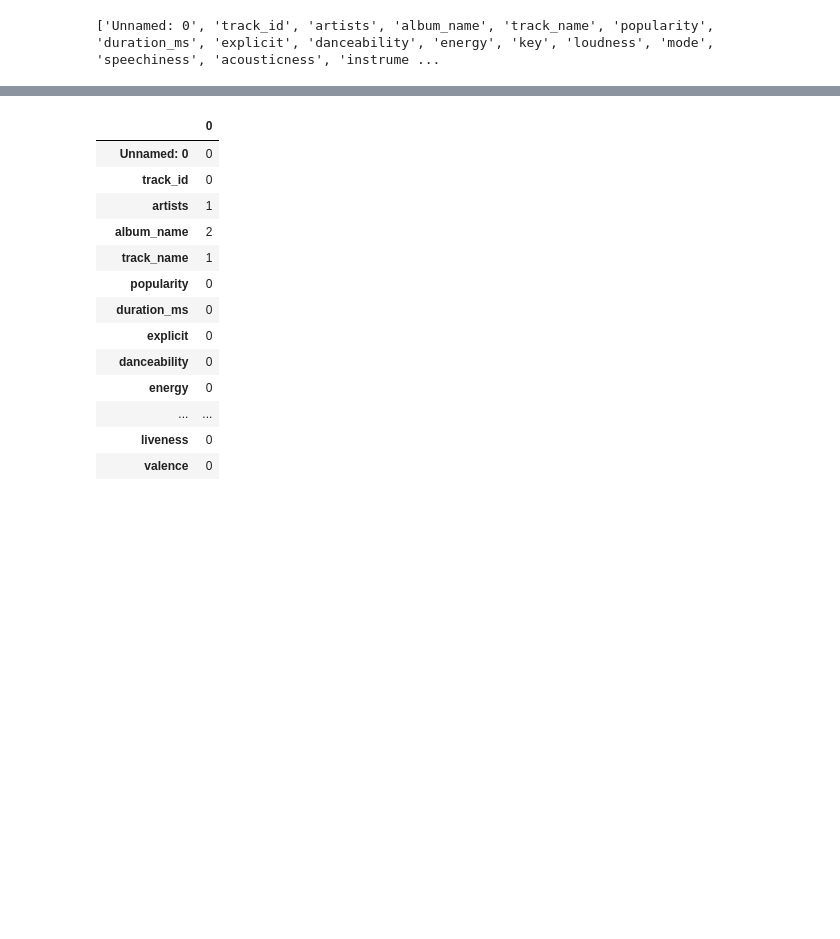
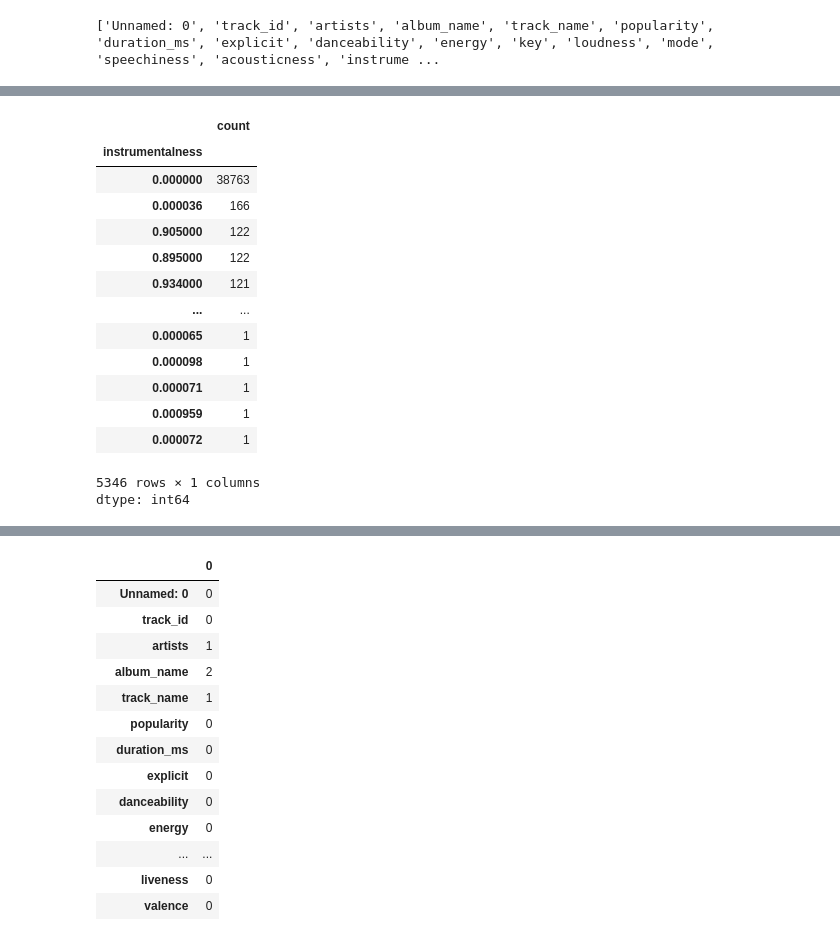
Before and after one commit to andysongyz-dev/brown-summer, a Jupyter notebook: Team4_Spotify_Rec_1_4.ipynb, the cells around one changed output, grey strips where cells are left out. Saved outputs shown, nothing was run; the diff lists cells and outputs as text; code cells hidden in the pictures; blank space fills up the shorter version.

```diff
--- a/Team4_Spotify_Rec_1_4.ipynb
+++ b/Team4_Spotify_Rec_1_4.ipynb
@@ -58,3 +58,21 @@ tracks_df.describe()
 | 50% | 56999.500000 | 35.000000 | 2.129060e+05 | 0.580000 | 0.685000 | 5.000000 | -7.004000 | 1.000000 | 0.048900 | ... |
 | 75% | 85499.250000 | 50.000000 | 2.615060e+05 | 0.695000 | 0.854000 | 8.000000 | -5.003000 | 1.000000 | 0.084500 | ... |
 | max | 113999.000000 | 100.000000 | 5.237295e+06 | 0.985000 | 1.000000 | 11.000000 | 4.532000 | 1.000000 | 0.965000 | ... |
+# %%
+tracks_df['instrumentalness'].value_counts()
+# %% [output]
+|  | count |
+| instrumentalness |  |
+| 0.000000 | 38763 |
+| 0.000036 | 166 |
+| 0.905000 | 122 |
+| 0.895000 | 122 |
+| 0.934000 | 121 |
+| ... | ... |
+| 0.000065 | 1 |
+| 0.000098 | 1 |
+| 0.000071 | 1 |
+| 0.000959 | 1 |
+| 0.000072 | 1 |
+5346 rows × 1 columns
+dtype: int64
```
Also changed, not shown: parts of 7 cells of this notebook.
